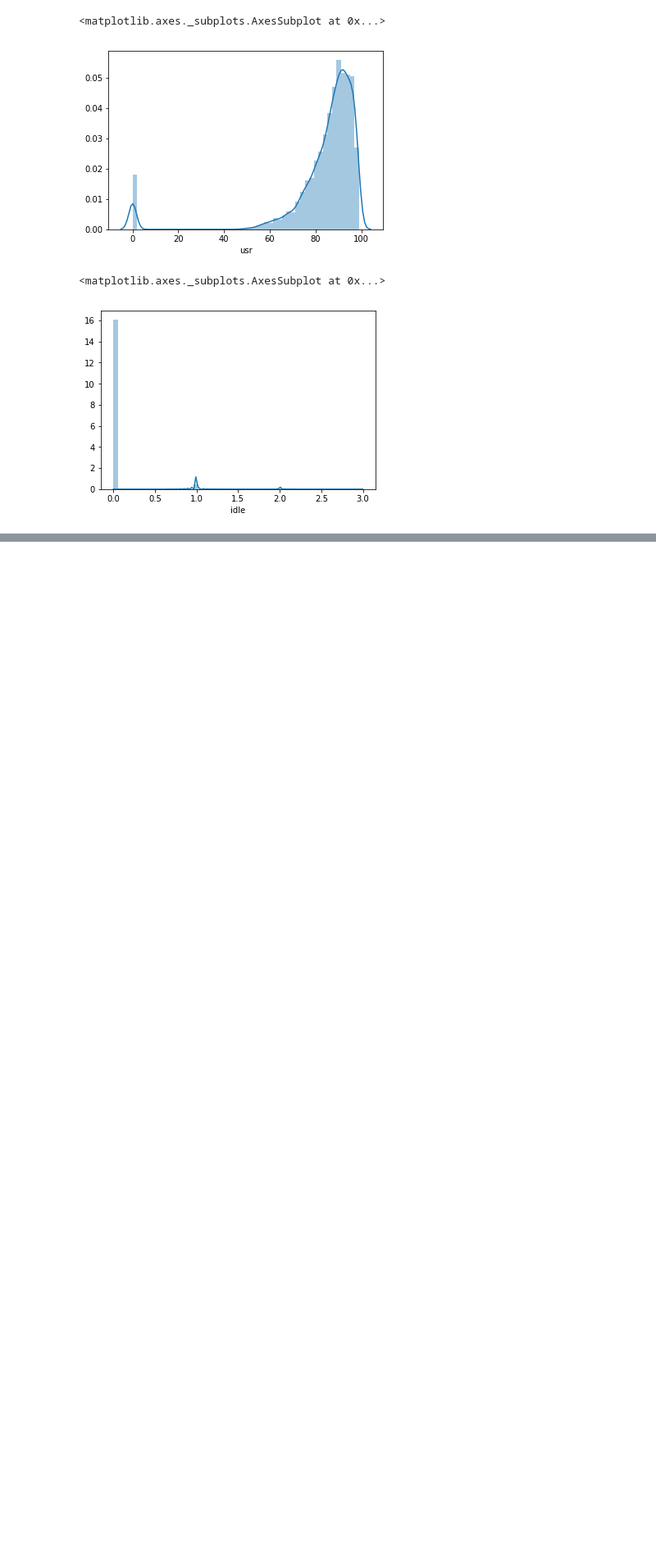
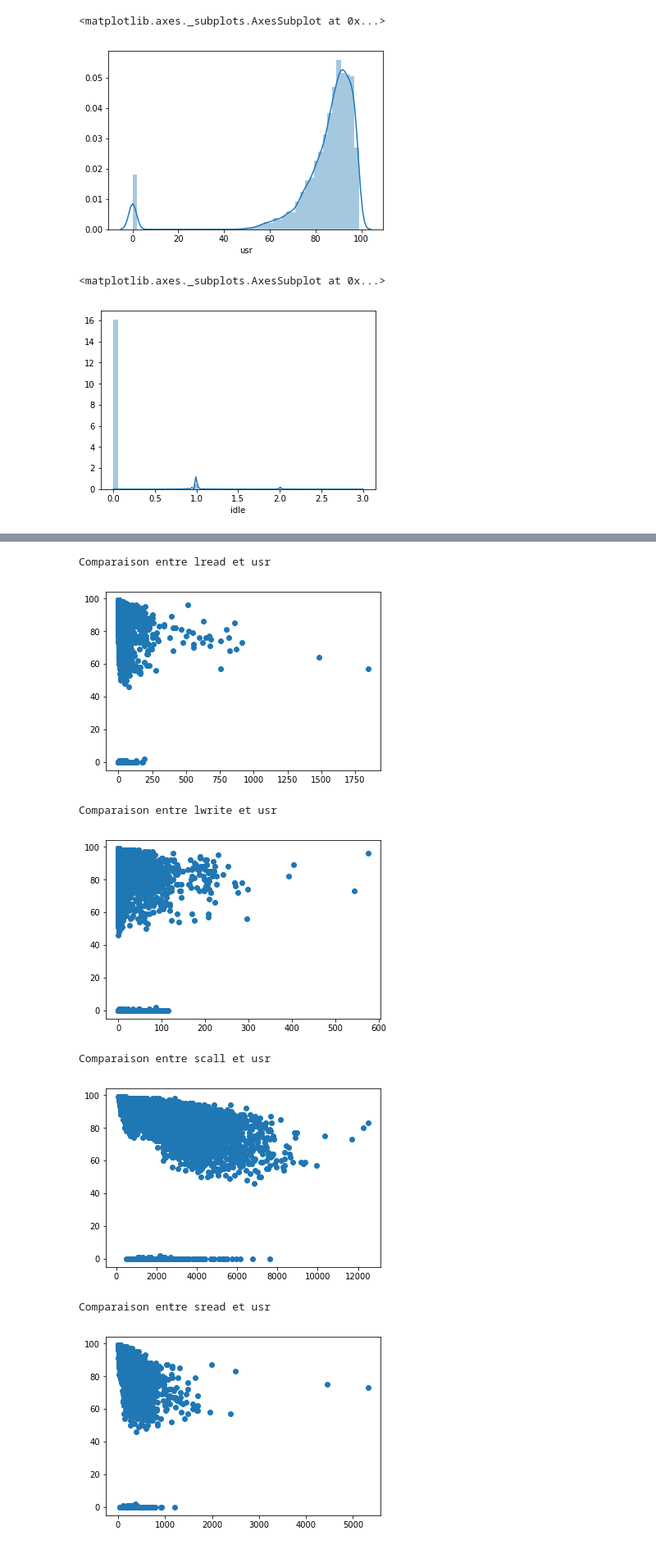
Before and after one commit to Aethyn/LinearRegressionTraining, a Jupyter notebook: EvaluationRL.ipynb, the cells around one changed output, grey strips where cells are left out. Shown: that part at 82% size. Saved outputs shown, nothing was run; the diff lists cells and outputs as text; code cells hidden in the pictures; blank space fills up the shorter version.

```diff
--- a/EvaluationRL.ipynb
+++ b/EvaluationRL.ipynb
@@ -91,0 +96,16 @@ sns.distplot(df['idle'])
+# %%
+for col in df.columns:
+    if col in ['usr', 'sys', 'wio', 'idle', 'time']:
+        continue
+    plt.scatter(df[col], df['usr'])
+    print(f"Comparaison entre {col} et usr")
+    plt.show()
+# %% [output]
+Comparaison entre lread et usr
+[figure, added]
+Comparaison entre lwrite et usr
+[figure, added]
+Comparaison entre scall et usr
+[figure, added]
+Comparaison entre sread et usr
+[figure, added]
```
Also changed, not shown: parts of 5 cells of this notebook.
